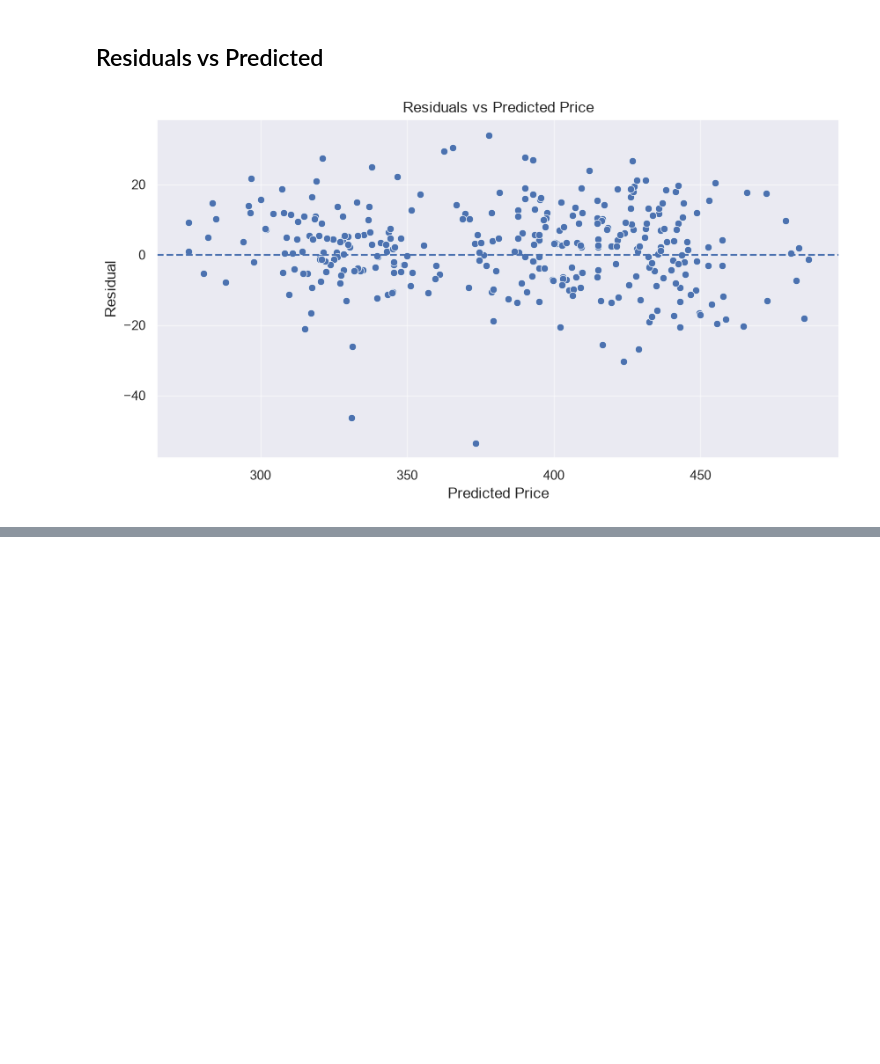
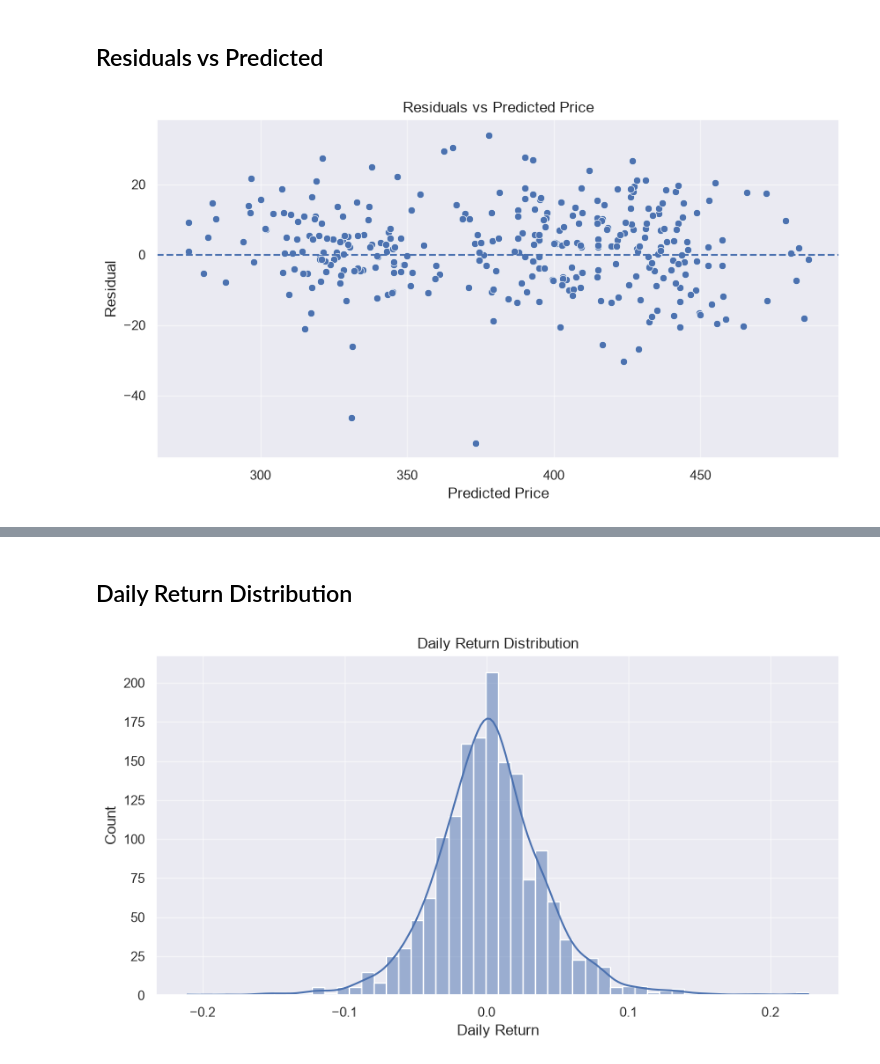
Before and after one commit to Pranav-1719/Data-Science-Machine-Learning, a Jupyter notebook: Stock-Price-Prediction/notebook/Stock_Price_Prediction.ipynb, the cells around one changed output, grey strips where cells are left out. Cells and saved outputs as stored; diff of their text form; code cells hidden in the pictures; blank space fills up the shorter version.

```diff
--- a/Stock-Price-Prediction/notebook/Stock_Price_Prediction.ipynb
+++ b/Stock-Price-Prediction/notebook/Stock_Price_Prediction.ipynb
@@ -566,0 +601,18 @@ plt.show()
+# %% [markdown]
+## Daily Return Distribution
+# %%
+plt.figure(figsize=(10, 5))
+
+sns.histplot(
+    df['Daily_Return'].dropna(),
+    bins=50,
+    kde=True
+)
+
+plt.title('Daily Return Distribution')
+plt.xlabel('Daily Return')
+
+plt.savefig("../images/Daily_Return_Distribution.png",dpi=300,bbox_inches = 'tight')
+plt.show()
+# %% [output]
+[figure, added]
```
Also changed, not shown: parts of 16 cells of this notebook, 8 other files.
